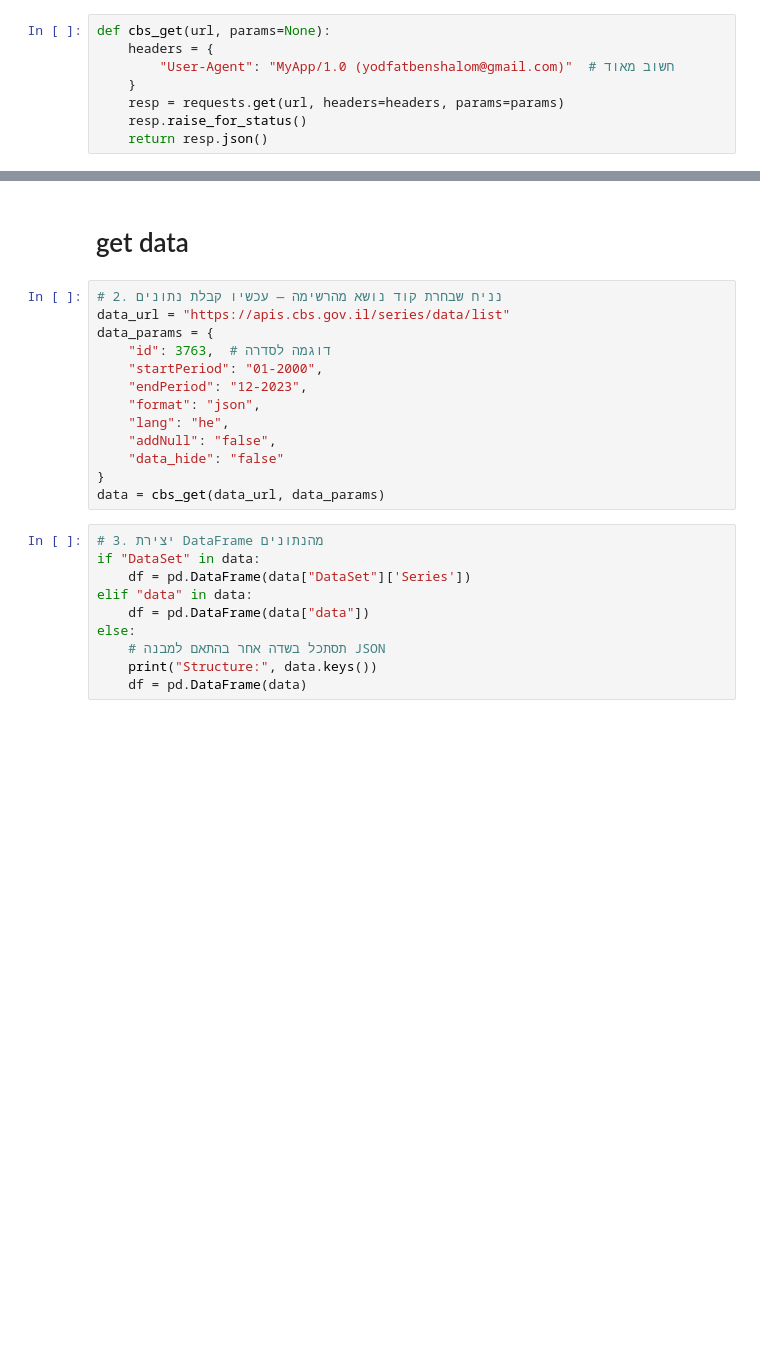
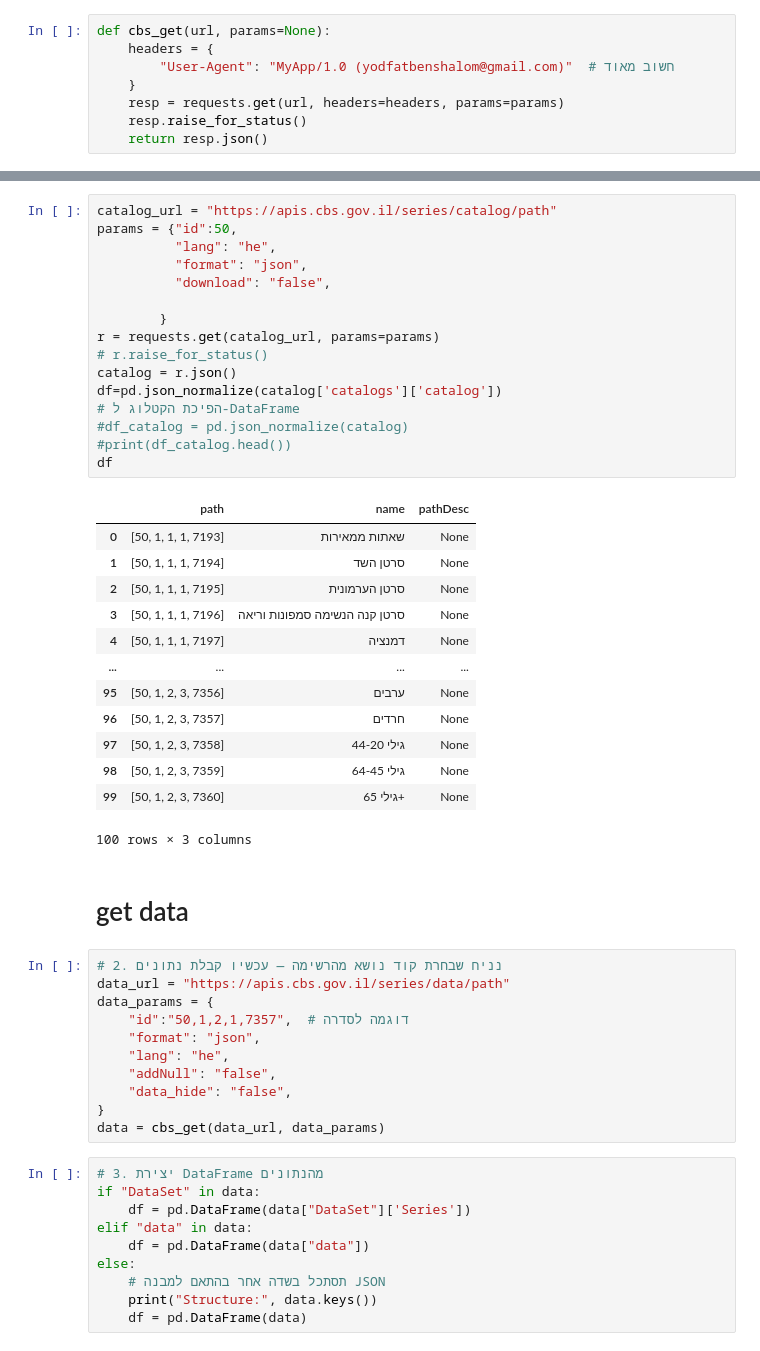
Before and after one commit to yodfatbs/APIs_connections, a Jupyter notebook: lamas_APIs.ipynb, the cells around one changed output, grey strips where cells are left out. Drawn from its saved outputs; the diff is of its cells as text; blank space fills up the shorter version.

```diff
--- a/lamas_APIs.ipynb
+++ b/lamas_APIs.ipynb
@@ -60,16 +91,44 @@ cbs_get(url)
+# %%
+catalog_url = "https://apis.cbs.gov.il/series/catalog/path"
+params = {"id":50,
+          "lang": "he",
+          "format": "json",
+          "download": "false",
+
+        }
+r = requests.get(catalog_url, params=params)
+# r.raise_for_status()
+catalog = r.json()
+df=pd.json_normalize(catalog['catalogs']['catalog'])
+# הפיכת הקטלוג ל-DataFrame
+#df_catalog = pd.json_normalize(catalog)
+#print(df_catalog.head())
+df
+# %% [output]
+|  | path | name | pathDesc |
+| 0 | [50, 1, 1, 1, 7193] | שאתות ממאירות | None |
+| 1 | [50, 1, 1, 1, 7194] | סרטן השד | None |
+| 2 | [50, 1, 1, 1, 7195] | סרטן הערמונית | None |
+| 3 | [50, 1, 1, 1, 7196] | סרטן קנה הנשימה סמפונות וריאה | None |
+| 4 | [50, 1, 1, 1, 7197] | דמנציה | None |
+| ... | ... | ... | ... |
+| 95 | [50, 1, 2, 3, 7356] | ערבים | None |
+| 96 | [50, 1, 2, 3, 7357] | חרדים | None |
+| 97 | [50, 1, 2, 3, 7358] | גילי 44-20 | None |
+| 98 | [50, 1, 2, 3, 7359] | גילי 64-45 | None |
+| 99 | [50, 1, 2, 3, 7360] | גילי 65+ | None |
+100 rows × 3 columns
 # %% [markdown]
 # get data
 # %%
 # 2. נניח שבחרת קוד נושא מהרשימה — עכשיו קבלת נתונים
-data_url = "https://apis.cbs.gov.il/series/data/list"
+data_url = "https://apis.cbs.gov.il/series/data/path"
 data_params = {
-    "id": 3763,  # דוגמה לסדרה
-    "startPeriod": "01-2000",
-    "endPeriod": "12-2023",
+    "id":"50,1,2,1,7357",  # דוגמה לסדרה
     "format": "json",
     "lang": "he",
     "addNull": "false",
-    "data_hide": "false"
+    "data_hide": "false",
 }
 data = cbs_get(data_url, data_params)
 # %%
```
Also changed, not shown: parts of 24 cells of this notebook, 1 other file.
